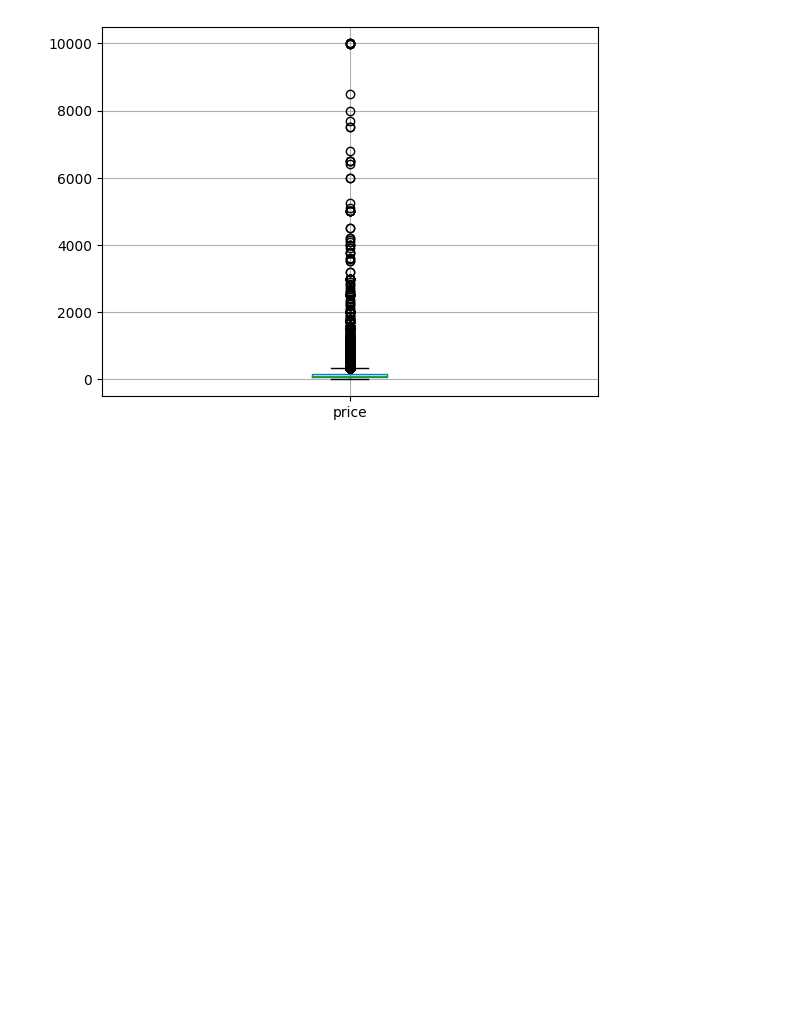
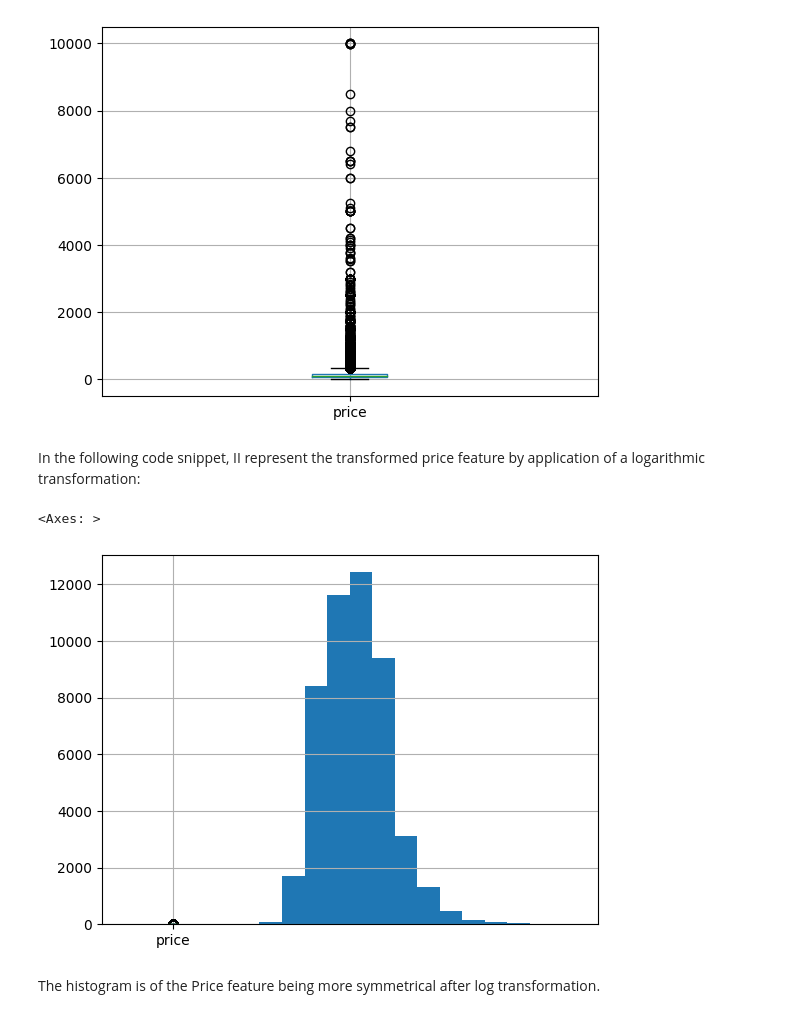
Before and after one commit to jeremysb1/xgboost, a Jupyter notebook: AB_NYC.ipynb, the cells around one changed output. Saved outputs shown, nothing was run; the diff lists cells and outputs as text; code cells hidden in the pictures; blank space fills up the shorter version.

Commit message:
added histogram of price feature

```diff
--- a/AB_NYC.ipynb
+++ b/AB_NYC.ipynb
@@ -55,3 +55,13 @@ data[["price"]].boxplot()
 # %% [output]
 <Axes: >
 [figure]
+# %% [markdown]
+In the following code snippet, II represent the transformed price feature by application of a logarithmic transformation:
+# %%
+np.log1p(data["price"]).hist(bins=20)
+data[["price"]].apply(lambda x: np.log1p(x)).boxplot()
+# %% [output]
+<Axes: >
+[figure, added]
+# %% [markdown]
+The histogram is of the Price feature being more symmetrical after log transformation.
```
